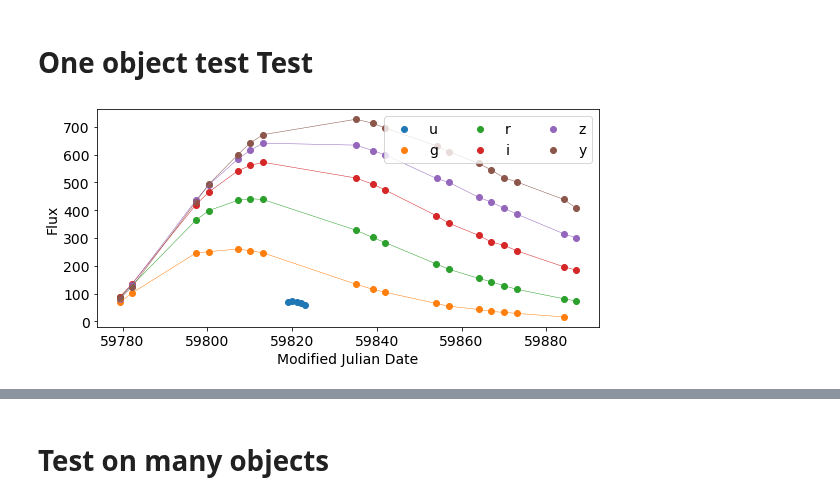
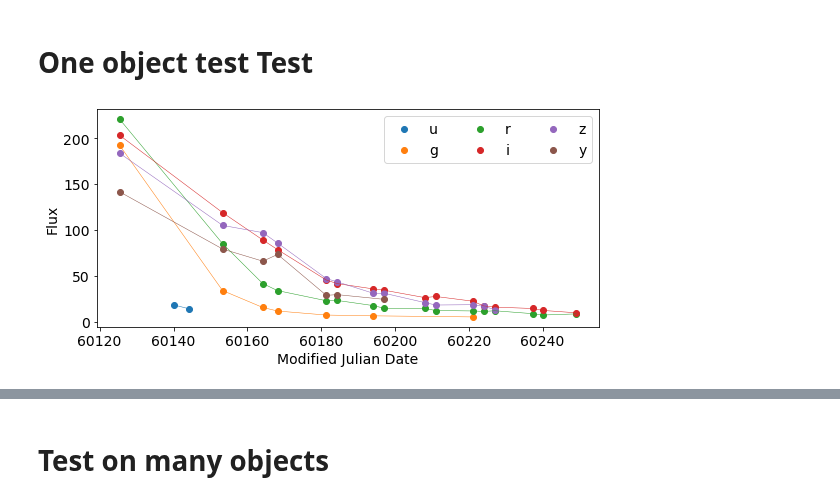
Before and after one commit to HSE-LAMBDA/light_curve_approx, a Jupyter notebook: notebooks/LinearNotebook.ipynb, the cells around one changed output, grey strips where cells are left out. Cells and saved outputs as stored; diff of their text form; code cells hidden in the pictures.

```diff
--- a/notebooks/LinearNotebook.ipynb
+++ b/notebooks/LinearNotebook.ipynb
@@ -13,8 +13,9 @@ import utils
 # %%
 metadata = pd.read_csv('../data/plasticc/plasticc_train_metadata.csv.gz')
 data = pd.read_csv('../data/plasticc/plasticc_train_lightcurves.csv.gz')
-
-data = data[data.detected_bool == 1]
+# %%
+data = data[data['detected_bool'] == 1]
+metadata = metadata[metadata['ddf_bool'] == 1]
 # %%
 metadata.head()
 # %% [output]
@@ -170,12 +158,12 @@ for i in object_ids[::50]:
 # %% [markdown]
 # One object test Test
 # %%
-anobject = get_object(data, 34299)
+anobject = get_object(data, 745)#43812 34299
 anobject = add_log_lam(anobject)
 
 plot_light_curves(anobject)
 # %% [output]
-[figure, old version]
+[figure, new version]
 # %%
 from sklearn.model_selection import train_test_split
 # %%
```
Also changed, not shown: parts of 12 cells of this notebook, 7 other files.
